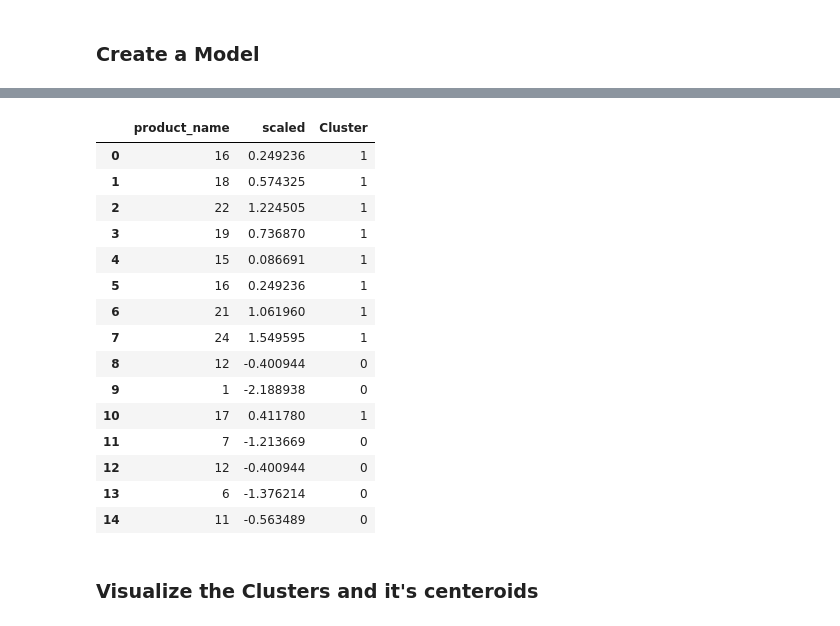
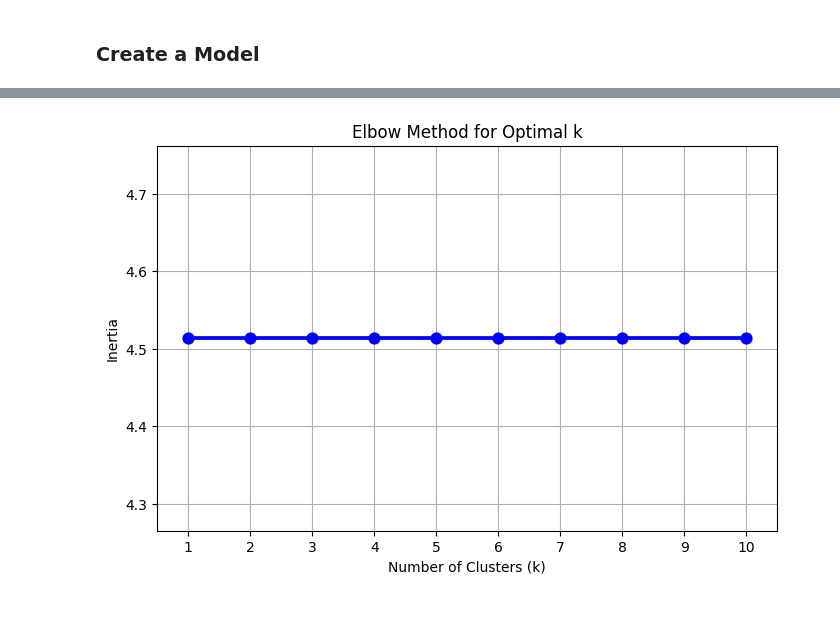
Before and after one commit to Namachivayam2001/ML-Tutorials, a Jupyter notebook: K-Means.ipynb, the cells around one changed output, grey strips where cells are left out. Drawn from its saved outputs; the diff is of its cells as text; code cells hidden in the pictures.

Commit message:
implemnt l-bow method

```diff
--- a/K-Means.ipynb
+++ b/K-Means.ipynb
@@ -164,6 +164,18 @@ plt.show()
 # %% [markdown]
 ### Create a Model
 # %%
-# Fit KMeans with 2 clusters
-kmeans = KMeans(n_clusters=2, random_state=42, n_init=10)
-df['Cluster'] = kmeans.fit_predict(df[['scaled']])
+# Range of clusters to try
+inertia = []
+ranges = range(1, 11)
+
+for k in ranges:
+    kmeans = KMeans(n_clusters=2, random_state=42, n_init=10)
+    kmeans.fit(df[['scaled']])
+    inertia.append(kmeans.inertia_)
+# %%
+# Create a DataFrame for Seaborn plotting
+elbow_df = pd.DataFrame({
+    'Clusters': list(ranges),
+    'Inertia': inertia
+})
+elbow_df
@@ -170,21 +194,11 @@ df['Cluster'] = kmeans.fit_predict(df[['scaled']])
 # %%
-df
+# Plot the Elbow Method chart
+plt.figure(figsize=(8, 5))
+sns.pointplot(x='Clusters', y='Inertia', data=elbow_df, marker='o', color='blue')
+plt.xlabel('Number of Clusters (k)')
+plt.ylabel('Inertia')
+plt.title('Elbow Method for Optimal k')
+plt.grid(True)
+plt.show()
 # %% [output]
-|  | product_name | scaled | Cluster |
-| 0 | 16 | 0.249236 | 1 |
-| 1 | 18 | 0.574325 | 1 |
-| 2 | 22 | 1.224505 | 1 |
-| 3 | 19 | 0.736870 | 1 |
-| 4 | 15 | 0.086691 | 1 |
-| 5 | 16 | 0.249236 | 1 |
-| 6 | 21 | 1.061960 | 1 |
-| 7 | 24 | 1.549595 | 1 |
-| 8 | 12 | -0.400944 | 0 |
-| 9 | 1 | -2.188938 | 0 |
-| 10 | 17 | 0.411780 | 1 |
-| 11 | 7 | -1.213669 | 0 |
-| 12 | 12 | -0.400944 | 0 |
-| 13 | 6 | -1.376214 | 0 |
-| 14 | 11 | -0.563489 | 0 |
+[figure, added]
-# %% [markdown]
-### Visualize the Clusters and it's centeroids
```
Also changed, not shown: parts of 5 cells of this notebook.
